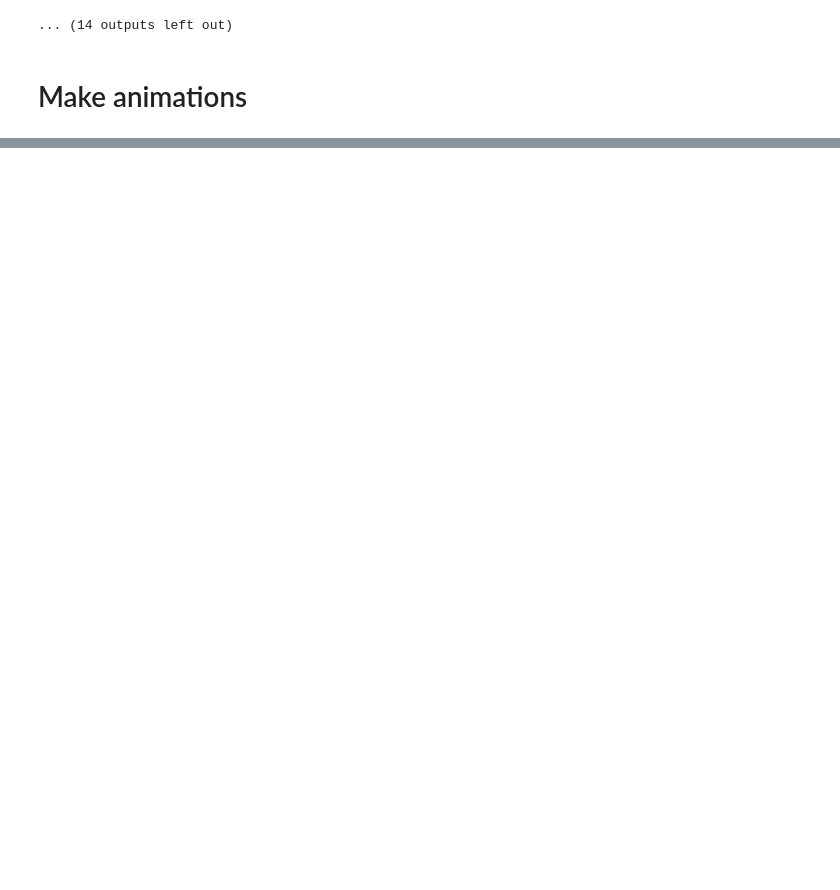
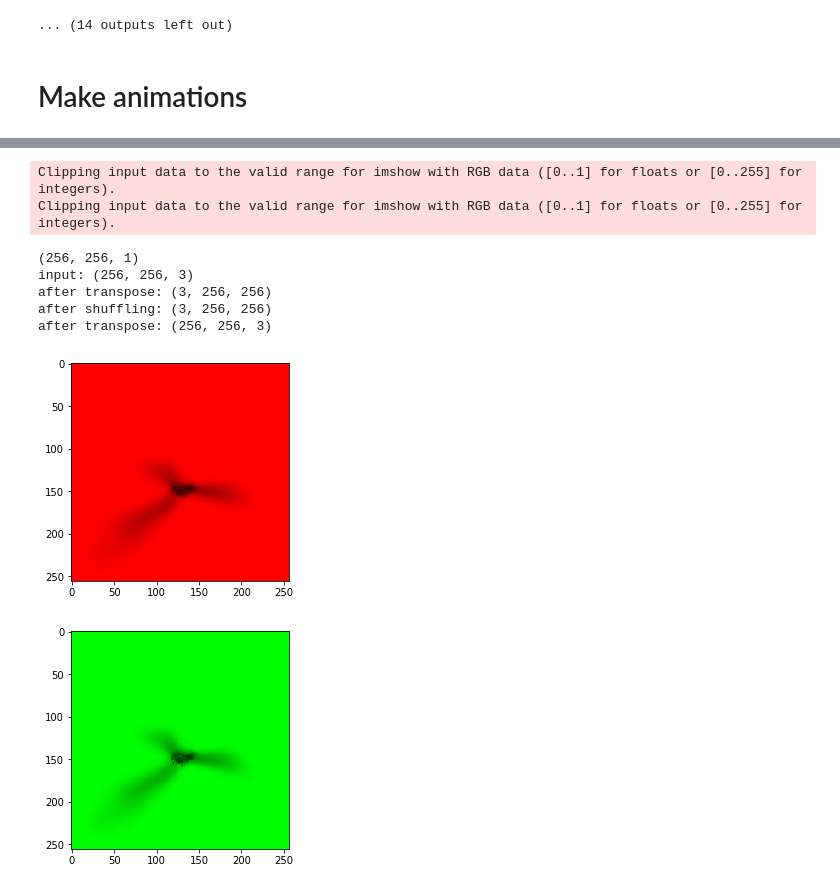
Before and after one commit to ShengCN/soft_shadow, a Jupyter notebook: animation.ipynb, the cells around one changed output, grey strips where cells are left out. Saved outputs shown, nothing was run; the diff lists cells and outputs as text; code cells hidden in the pictures; blank space fills up the shorter version.

```diff
--- a/animation.ipynb
+++ b/animation.ipynb
@@ -258,0 +306,30 @@ mask max: 255
+# %%
+print(predicted.shape)
+h,w,c = predicted.shape
+out = np.zeros((h,w,3), dtype=predicted.dtype)
+out[:,:,0] = np.squeeze(predicted)
+
+show_np(out)
+
+print('input: {} '.format(out.shape))
+
+out = np.transpose(out,(2,0,1))
+print('after transpose: {} '.format(out.shape))
+
+np.random.shuffle(out)
+print('after shuffling: {} '.format(out.shape))
+
+out = np.transpose(out, (1,2,0))
+print('after transpose: {} '.format(out.shape))
+
+show_np(out)
+# %% [output]
+Clipping input data to the valid range for imshow with RGB data ([0..1] for floats or [0..255] for integers).
+Clipping input data to the valid range for imshow with RGB data ([0..1] for floats or [0..255] for integers).
+(256, 256, 1)
+input: (256, 256, 3)
+after transpose: (3, 256, 256)
+after shuffling: (3, 256, 256)
+after transpose: (256, 256, 3)
+[figure, added]
+[figure, added]
```
Also changed, not shown: parts of 5 cells of this notebook, 7 other files.
